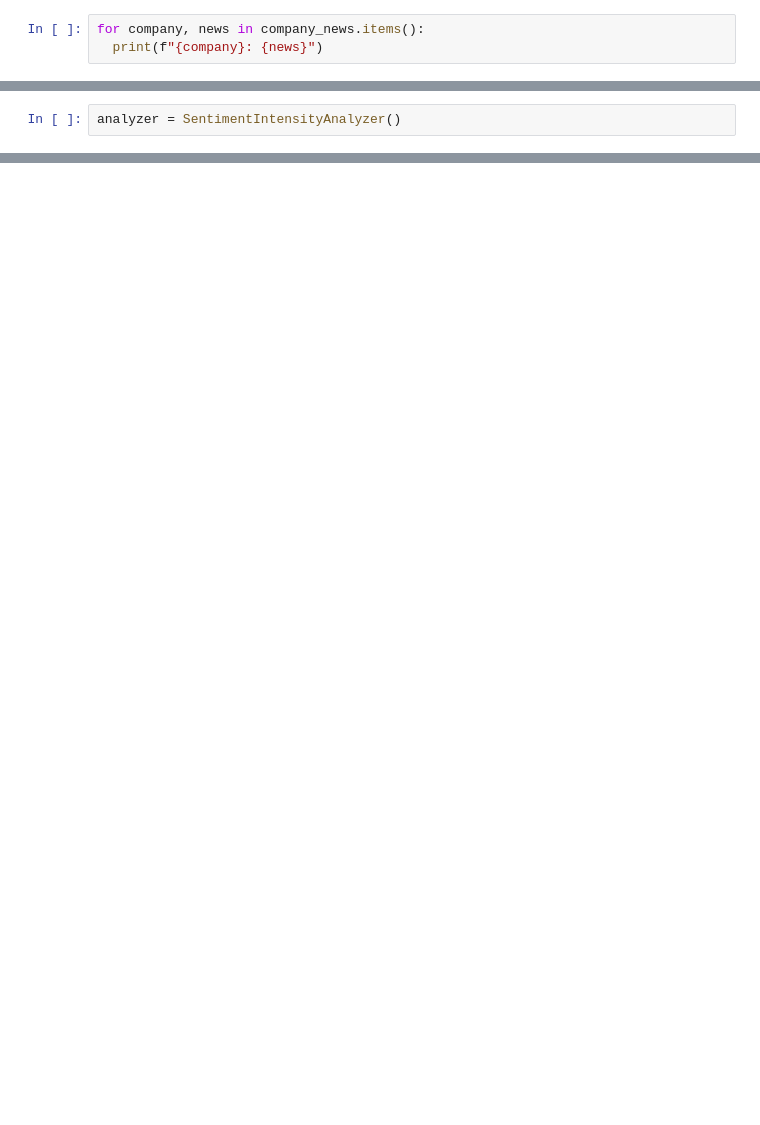
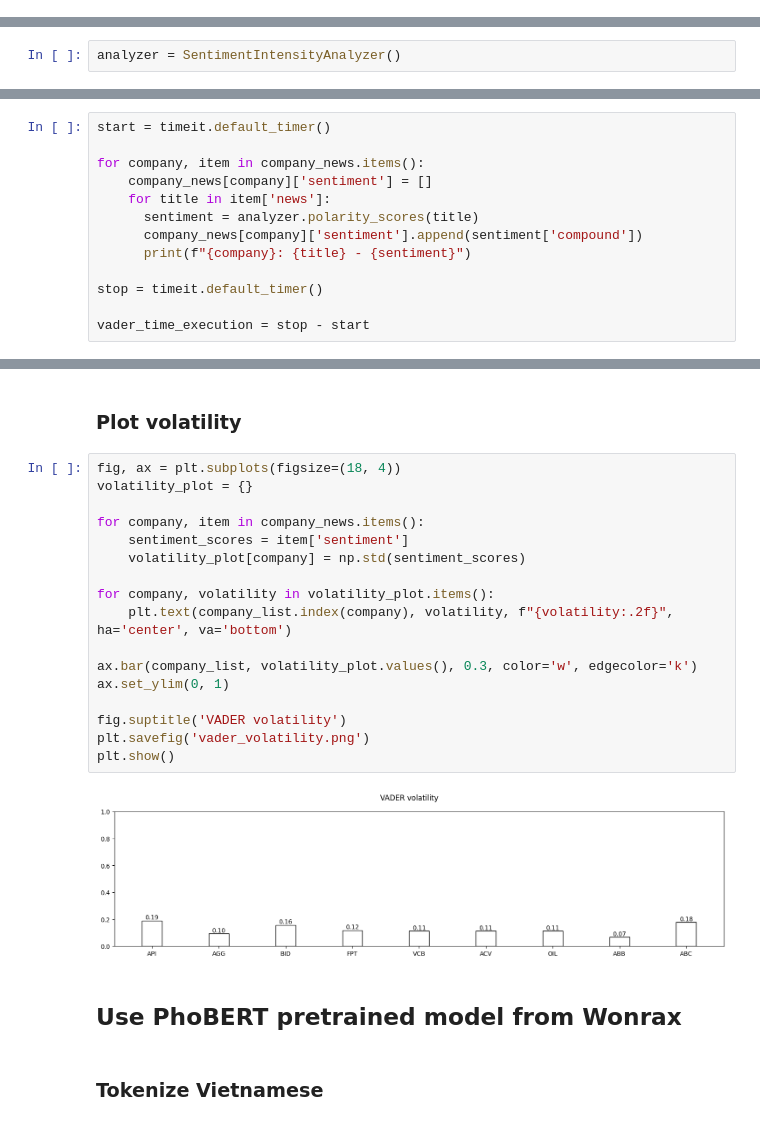
Before and after one commit to thaivo02/Sentiment-analysis, a Jupyter notebook: Sentiment_analysis_to_predict_stock_market.ipynb, the cells around one changed output, grey strips where cells are left out. Drawn from its saved outputs; the diff is of its cells as text; blank space fills up the shorter version.

```diff
--- a/Sentiment_analysis_to_predict_stock_market.ipynb
+++ b/Sentiment_analysis_to_predict_stock_market.ipynb
@@ -46,5 +126,2 @@ for company in company_list:
 # %% [markdown]
 ## Preprocess data
-# %%
-for company, news in company_news.items():
-  print(f"{company}: {news}")
@@ -142,0 +134,13 @@ predicted_price
+# %%
+start = timeit.default_timer()
+
+for company, item in company_news.items():
+    company_news[company]['sentiment'] = []
+    for title in item['news']:
+      sentiment = analyzer.polarity_scores(title)
+      company_news[company]['sentiment'].append(sentiment['compound'])
+      print(f"{company}: {title} - {sentiment}")
+
+stop = timeit.default_timer()
+
+vader_time_execution = stop - start
@@ -142,0 +225,25 @@ predicted_price
+# %% [markdown]
+### Plot volatility
+# %%
+fig, ax = plt.subplots(figsize=(18, 4))
+volatility_plot = {}
+
+for company, item in company_news.items():
+    sentiment_scores = item['sentiment']
+    volatility_plot[company] = np.std(sentiment_scores)
+
+for company, volatility in volatility_plot.items():
+    plt.text(company_list.index(company), volatility, f"{volatility:.2f}", ha='center', va='bottom')
+
+ax.bar(company_list, volatility_plot.values(), 0.3, color='w', edgecolor='k')
+ax.set_ylim(0, 1)
+
+fig.suptitle('VADER volatility')
+plt.savefig('vader_volatility.png')
+plt.show()
+# %% [output]
+[figure, added]
+# %% [markdown]
+## Use PhoBERT pretrained model from Wonrax
+# %% [markdown]
+### Tokenize Vietnamese
```
Also changed, not shown: parts of 52 cells of this notebook.
